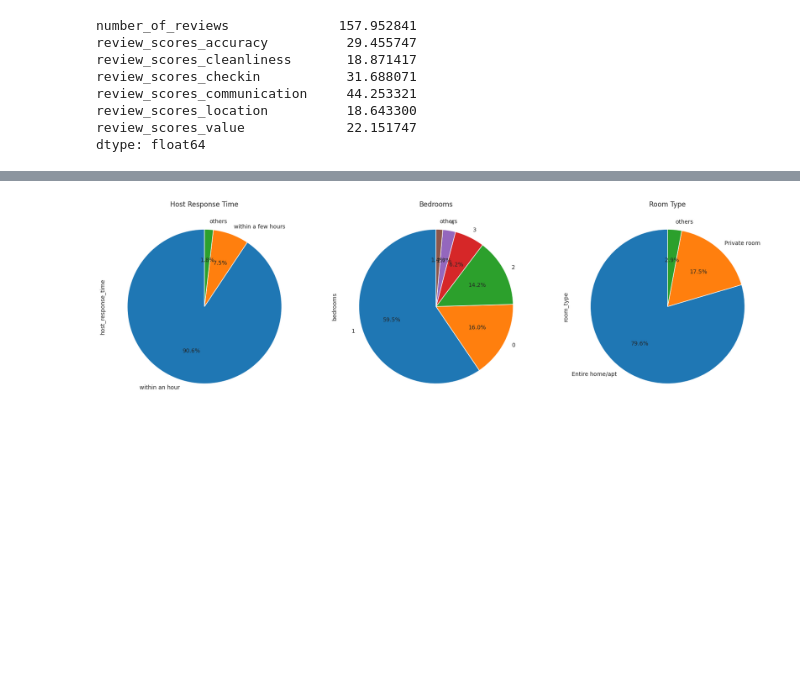
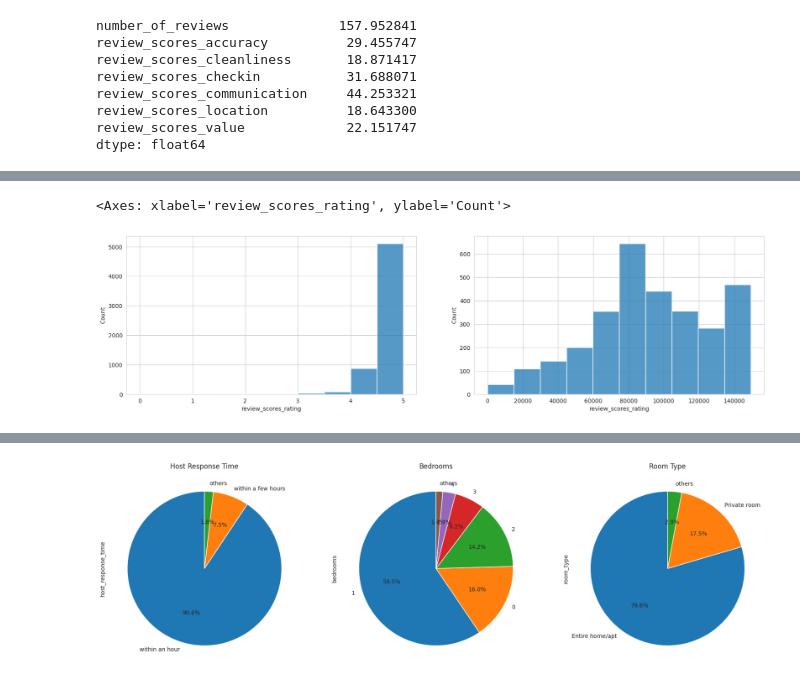
Before and after one commit to rainnn99/-DataAnalysis_Airbnb, a Jupyter notebook: DataAnalysis_Airbnb.ipynb, the cells around one changed output, grey strips where cells are left out. Drawn from its saved outputs; the diff is of its cells as text; code cells hidden in the pictures; blank space fills up the shorter version.

```diff
--- a/DataAnalysis_Airbnb.ipynb
+++ b/DataAnalysis_Airbnb.ipynb
@@ -148,7 +148,8 @@ review_scores_value              0
 instant_bookable                 0
 dtype: int64
 # %%
-# bedrooms_text, bedrooms, beds => 0 이유 : 직접 데이터셋에 가서 확인했을때 값이 없는 경우는 보유하고 있지않은 0으로 추정됨.target_columns = ['bathrooms_text', 'bedrooms', 'beds']
+# bedrooms_text, bedrooms, beds => 0 이유 : 직접 데이터셋에 가서 확인했을때 값이 없는 경우는 보유하고 있지않은 0으로 추정됨.
+target_columns = ['bathrooms_text', 'bedrooms', 'beds']
 for column in target_columns:
   df[column].fillna("0", inplace=True)
 df.isnull().sum()
@@ -443,14 +444,3 @@ availability_90          0.059905
 availability_365         0.541064
 review_scores_rating    -3.708602
 dtype: float64
-# %%
-from scipy.stats import yeojohnson
-
-def yeojohnson_transform(column):
-    transformed_data, _ = yeojohnson(column)
-    return transformed_data
-
-df_section['host_response_rate'] = yeojohnson_transform(df_section['host_response_rate'])
-df_section['review_scores_rating'] = yeojohnson_transform(df_section['review_scores_rating'])
-
-df_section.skew()
@@ -489,3 +478,7 @@ review_scores_communication     44.253321
 review_scores_location          18.643300
 review_scores_value             22.151747
 dtype: float64
+# %%
+df1 = df
+cols = ['host_response_rate','review_scores_rating','number_of_reviews','review_scores_accuracy','review_scores_cleanliness','review_scores_checkin','review_scores_communication','review_scores_location','review_scores_value']
+df1[cols].describe()
@@ -491,0 +495,15 @@ dtype: float64
+# %%
+from scipy.stats import boxcox
+
+#로그 변환 및 boxcox 변환
+#df1['host_response_rate'] = np.sqrt(df1['host_response_rate'])
+df1['review_scores_rating'] = pd.Series(boxcox(df1['review_scores_rating'] + 0.1)[0])
+df1['number_of_reviews'] = np.log(df1['number_of_reviews'] + 1)
+df1['review_scores_accuracy'] = pd.Series(boxcox(df1['review_scores_accuracy'] + 0.1)[0])
+df1['review_scores_cleanliness'] = pd.Series(boxcox(df1['review_scores_cleanliness'] + 0.1)[0])
+df1['review_scores_checkin'] = pd.Series(boxcox(df1['review_scores_checkin'] + 0.1)[0])
+df1['review_scores_communication'] = pd.Series(boxcox(df1['review_scores_communication'] + 0.1)[0])
+df1['review_scores_location'] = pd.Series(boxcox(df1['review_scores_location'] + 0.1)[0])
+df1['review_scores_value'] = pd.Series(boxcox(df1['review_scores_value'] + 0.1)[0])
+# skewness 확인
+df1[cols].skew()
@@ -491,0 +534,8 @@ dtype: float64
+# %%
+#boxcox 변환 이전 / 이후 시각화 비교
+fig, axes = plt.subplots(1, 2, figsize=(20,5))
+sns.histplot(ax=axes[0], data=df_section, x="review_scores_rating", kde=False, bins=10)
+sns.histplot(ax=axes[1], data=df1, x="review_scores_rating", kde=False, bins=10)
+# %% [output]
+<Axes: xlabel='review_scores_rating', ylabel='Count'>
+[figure, added]
```
Also changed, not shown: parts of 14 cells of this notebook.
